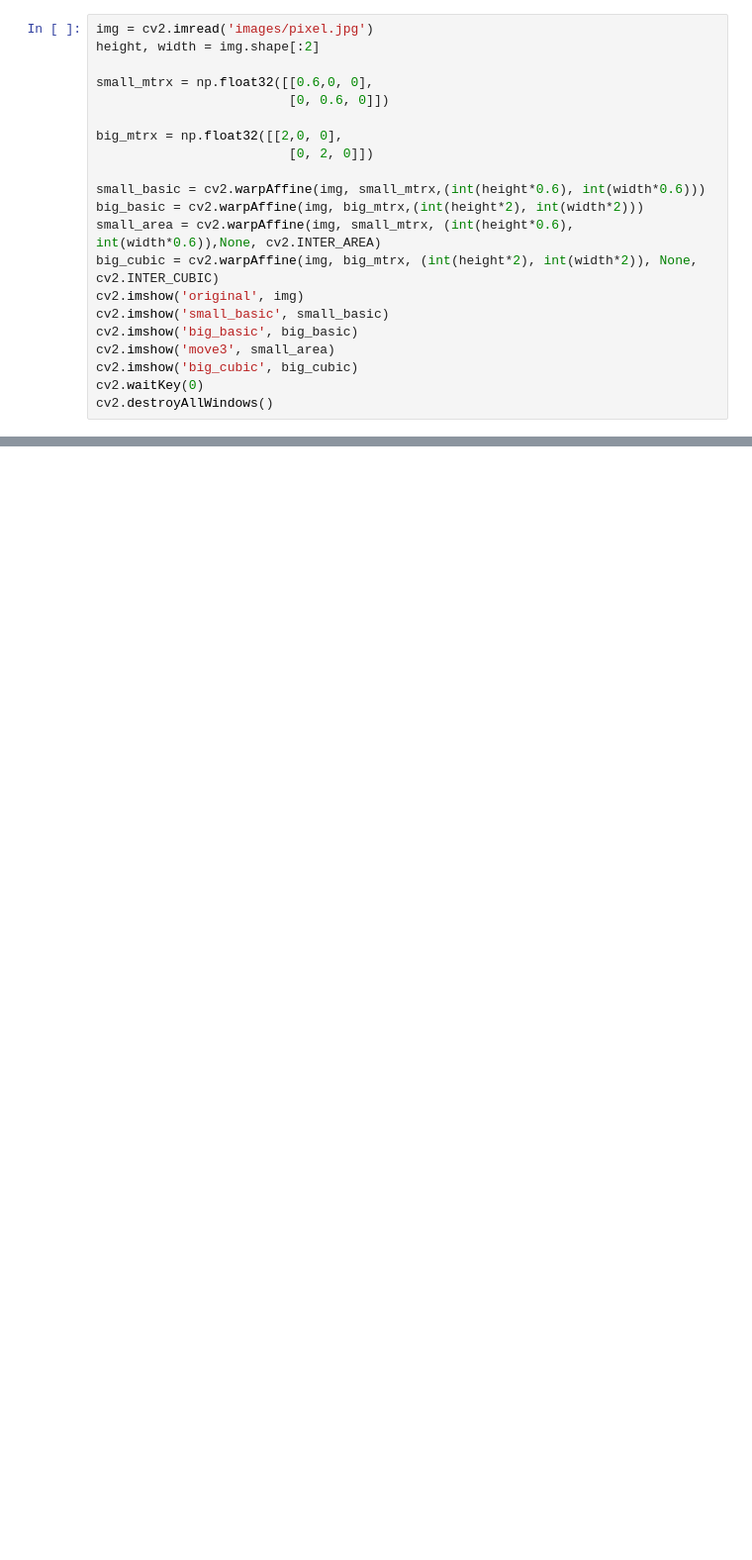
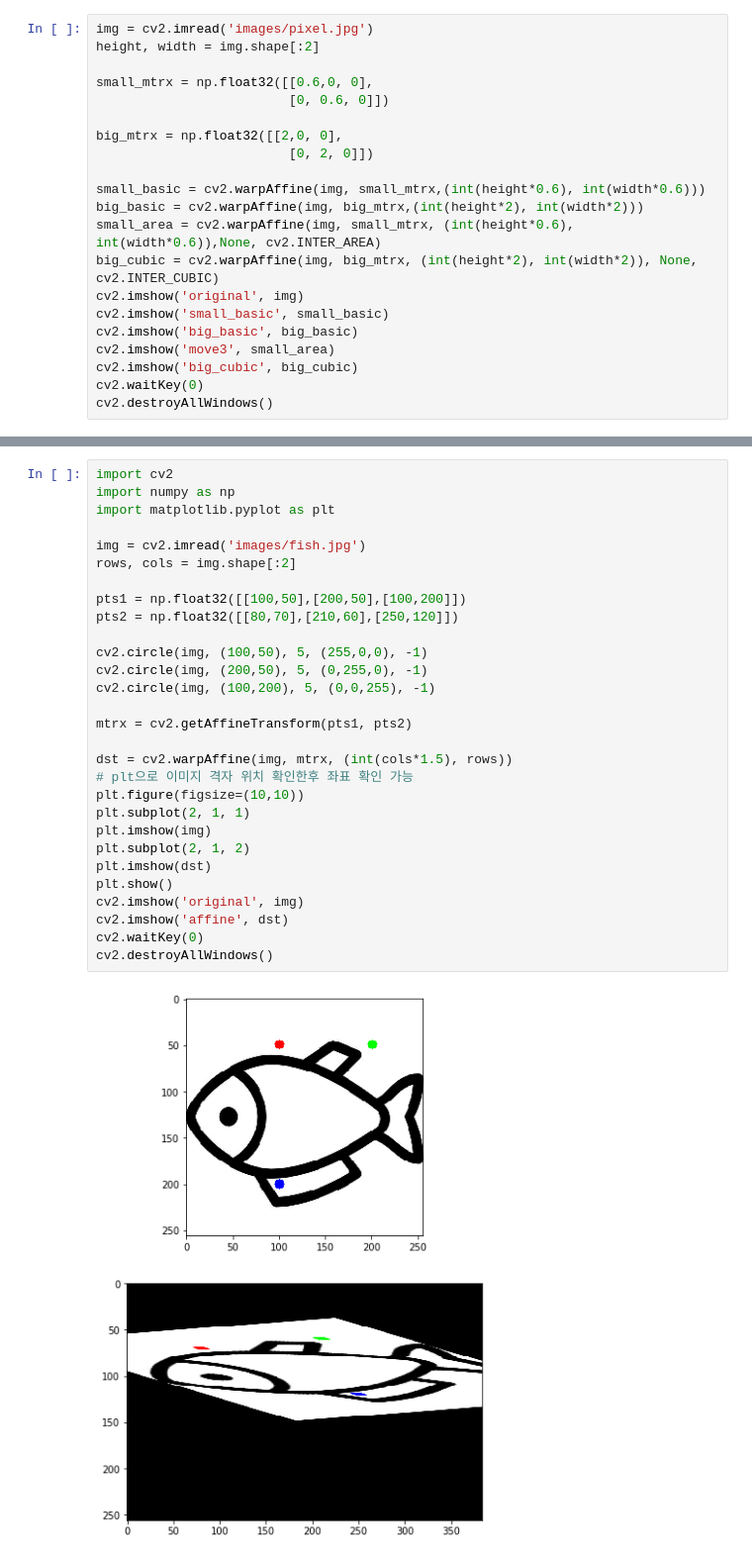
Before and after one commit to ChangZero/AI-Course, a Jupyter notebook: week3(영상처리 and CNN)/3-4일차(기하학처리).ipynb, the cells around one changed output, grey strips where cells are left out. Shown at 99% size. Saved outputs shown, nothing was run; the diff lists cells and outputs as text; blank space fills up the shorter version.

```diff
--- a/week3(영상처리 and CNN)/3-4일차(기하학처리).ipynb
+++ b/week3(영상처리 and CNN)/3-4일차(기하학처리).ipynb
@@ -66,0 +133,31 @@ cv2.destroyAllWindows()
+# %%
+import cv2
+import numpy as np
+import matplotlib.pyplot as plt
+
+img = cv2.imread('images/fish.jpg')
+rows, cols = img.shape[:2]
+
+pts1 = np.float32([[100,50],[200,50],[100,200]])
+pts2 = np.float32([[80,70],[210,60],[250,120]])
+
+cv2.circle(img, (100,50), 5, (255,0,0), -1)
+cv2.circle(img, (200,50), 5, (0,255,0), -1)
+cv2.circle(img, (100,200), 5, (0,0,255), -1)
+
+mtrx = cv2.getAffineTransform(pts1, pts2)
+
+dst = cv2.warpAffine(img, mtrx, (int(cols*1.5), rows))
+# plt으로 이미지 격자 위치 확인한후 좌표 확인 가능
+plt.figure(figsize=(10,10))
+plt.subplot(2, 1, 1)
+plt.imshow(img)
+plt.subplot(2, 1, 2)
+plt.imshow(dst)
+plt.show()
+cv2.imshow('original', img)
+cv2.imshow('affine', dst)
+cv2.waitKey(0)
+cv2.destroyAllWindows()
+# %% [output]
+[figure, added]
```
Also changed, not shown: parts of 5 cells of this notebook, 5 other files.
